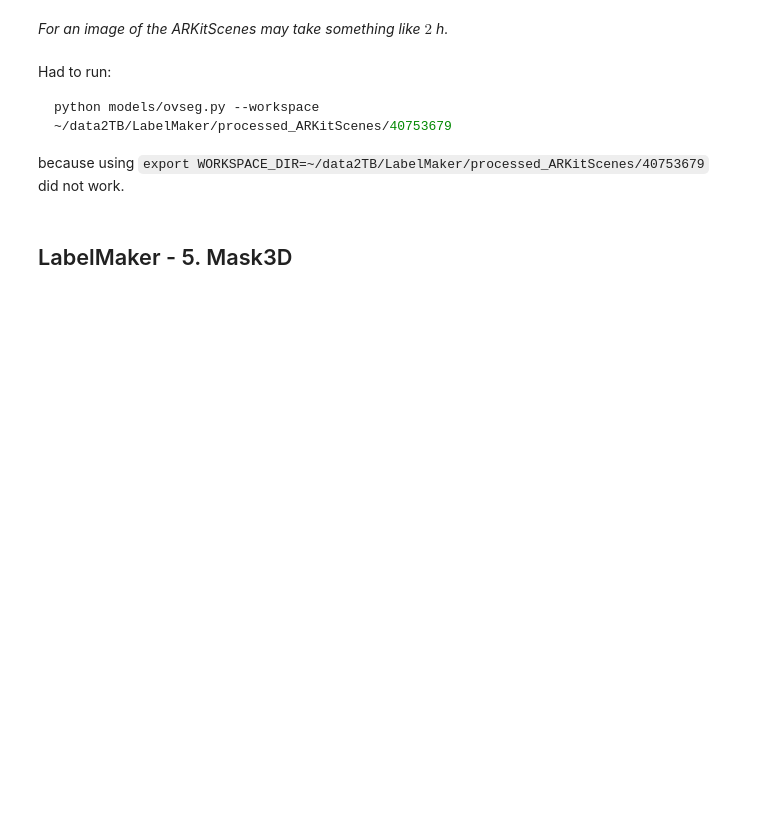
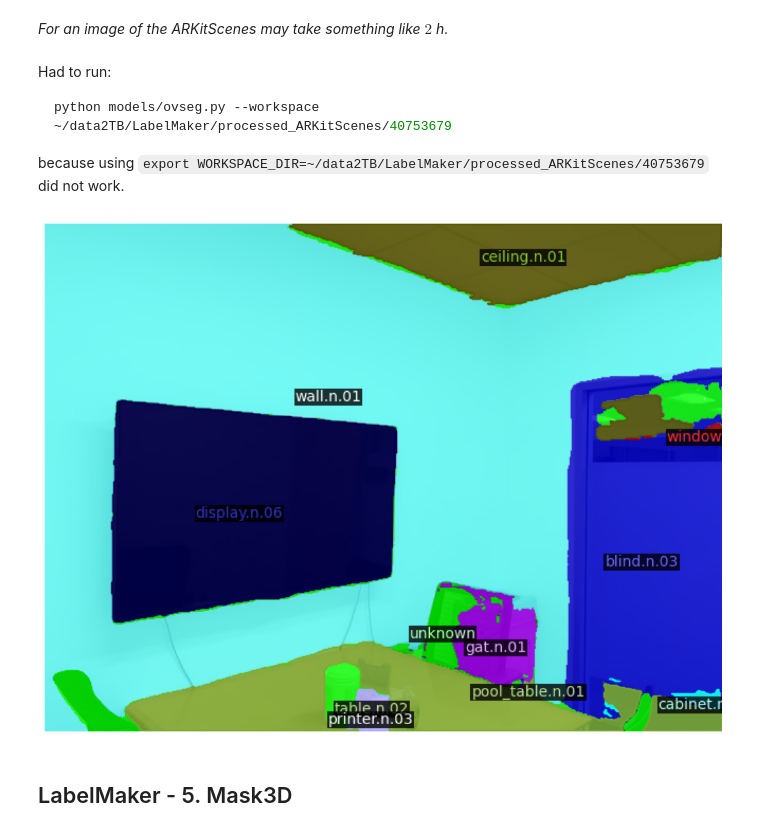
Before and after one commit to gmarsich/Detect_changes_THESIS_LM, a Jupyter notebook: 0Code_playground/3DSegmentation/LabelMaker/LabelMaker.ipynb, the cells around one changed output. Cells and saved outputs as stored; diff of their text form; code cells hidden in the pictures; blank space fills up the shorter version.

Commit message:
OVSeg more or less working

````diff
--- a/0Code_playground/3DSegmentation/LabelMaker/LabelMaker.ipynb
+++ b/0Code_playground/3DSegmentation/LabelMaker/LabelMaker.ipynb
@@ -121,6 +124,38 @@ python models/ovseg.py --workspace ~/data2TB/LabelMaker/processed_ARKitScenes/40
 ```
 
 because using ```export WORKSPACE_DIR=~/data2TB/LabelMaker/processed_ARKitScenes/40753679``` did not work.
+# %%
+# TODO: you may find a way to set colors so that they are no more random.
+    # IDEAS:
+    # - use the label_mapping.csv file (LabelMaker/labelmaker/mappings/label_mapping.csv , from https://github.com/cvg/LabelMaker/blob/main/labelmaker/mappings/label_mapping.csv)
+    # - use the array created by create_color_palette() in this notebook: https://github.com/cvg/LabelMaker/blob/main/notebooks/generate_3d_projections.ipynb
+
+import cv2
+from labelmaker.visualisation import draw_sem_seg, VisImage
+from labelmaker.label_data import get_ade150, get_wordnet
+
+path_dir_img_color = '/local/home/gmarsich/data2TB/LabelMaker/processed_ARKitScenes/40753679/color' #TODO TOSET
+img_color_key = '000000' #TODO TOSET
+img = cv2.imread(f'{path_dir_img_color}/{img_color_key}.jpg')[..., ::-1]
+
+dir_ovseg = '/local/home/gmarsich/data2TB/LabelMaker/processed_ARKitScenes/40753679/intermediate/wordnet_ovseg_1' # TODO TOSET
+ovseg = cv2.imread(f'{dir_ovseg}/{img_color_key}.png',
+                    cv2.IMREAD_UNCHANGED)
+
+vis = VisImage(img, scale=1)
+draw_sem_seg(
+    ovseg,
+    vis,
+    classes=[x['name'] for x in sorted(get_wordnet(), key=lambda x: x['id'])],
+    #colors=[x['color'] for x in sorted(get_wordnet(), key=lambda x: x['id'])] # TODO: if you want the colormap, you should adjust this, that now gives error
+    )
+plt.figure(figsize=(20, 10))
+plt.imshow(vis.get_image())
+plt.gca().axis('off')
+
+plt.show()
+# %% [output]
+[figure, added]
 # %% [markdown]
 ## LabelMaker - 5. Mask3D
 # %% [markdown]
````
Also changed, not shown: parts of 2 cells of this notebook, 2 other files.
